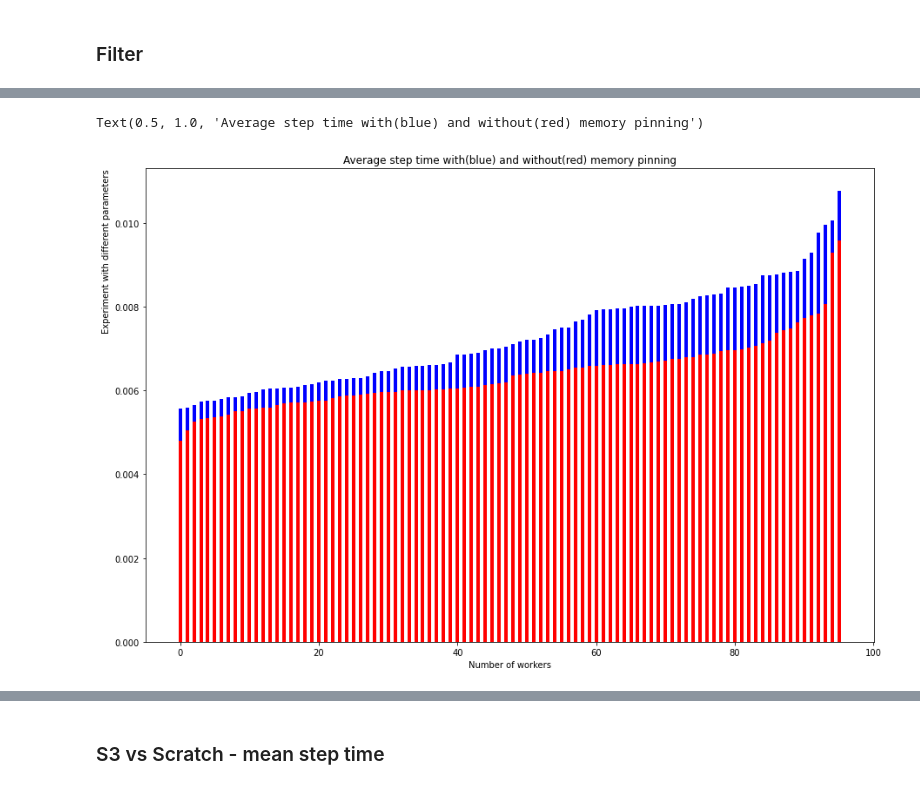
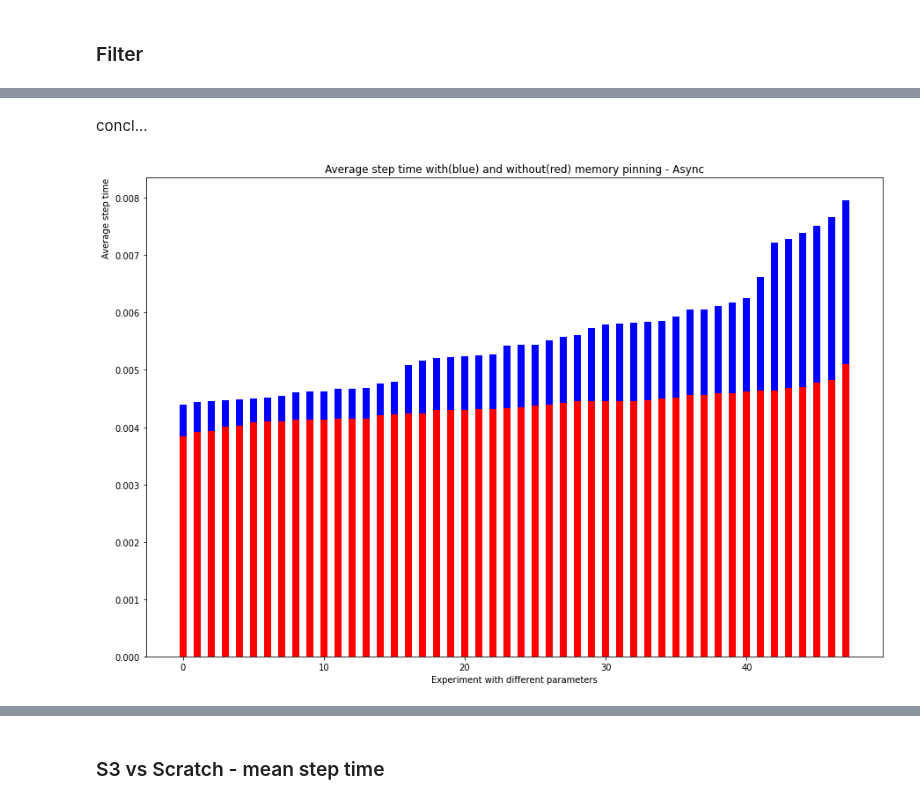
Before and after one commit to iarai/concurrent-dataloader, a Jupyter notebook: src/analysis/AnalysisDataloaderE2E.ipynb, the cells around one changed output, grey strips where cells are left out. Drawn from its saved outputs; the diff is of its cells as text; code cells hidden in the pictures.

```diff
--- a/src/analysis/AnalysisDataloaderE2E.ipynb
+++ b/src/analysis/AnalysisDataloaderE2E.ipynb
@@ -127,10 +121,0 @@ data_async.sort_values(["mean"], ascending=True)
-# %%
-fig, ax = plt.subplots(figsize=(15, 10))
-data = data_async[data_async["pin_memory"]==1].sort_values(["mean"], ascending=True)
-ax.bar(x=range(len(data)), height=data["mean"], width=0.5, color="blue")
-data = data_async[data_async["pin_memory"]==0].sort_values(["mean"], ascending=True)
-ax.bar(x=range(len(data)), height=data["mean"], width=0.5, color="red")
-
-ax.set_xlabel("Number of workers", loc="center")
-ax.set_ylabel("Experiment with different parameters", loc="top")
-ax.set_title(f"Average step time with(blue) and without(red) memory pinning", loc='center')
@@ -233,0 +319,2 @@ data_scratch_async = filter_data(df_dataloader_scratch_full)
+# %%
+df_dataloader_scratch_full = extract_pandas(output_base_folder, folder_filter="latest/e2e/*benchmark_e2e_scratch*")
@@ -234,3 +372,8 @@ data_scratch_async = filter_data(df_dataloader_scratch_full)
+# %%
+data_scratch_async = filter_data(df_dataloader_scratch_async)
+data_scratch_threaded = filter_data(df_dataloader_scratch_threaded)
+del df_dataloader_scratch_async
+del df_dataloader_scratch_threaded
 # %%
 data_scratch_async.sort_values(["mean"], ascending=True)
 # %% [output]
@@ -250,20 +409,15 @@ data_scratch_async.sort_values(["mean"], ascending=True)
+# %% [markdown]
+concl...
 # %%
-# fig, ax = plt.subplots(figsize=(15, 10))
-# param_unique = np.unique(data_scratch_async["pin_memory"].to_numpy())
-# colors = sns.color_palette(None, len(param_unique))
-# for i, param in enumerate(param_unique[::-1]):
-#     data = data_scratch_async[data_scratch_async["pin_memory"]==param].sort_values(["mean"], ascending=True)
-#     ax.bar(x=range(len(data)), height=data["mean"], width=0.5, color=colors[i])
-
 fig, ax = plt.subplots(figsize=(15, 10))
-data = data_scratch_async[data_async["pin_memory"]==1].sort_values(["mean"], ascending=True)
+data = data_scratch_async[data_scratch_async["pin_memory"]==1].sort_values(["mean"], ascending=True)
 ax.bar(x=range(len(data)), height=data["mean"], width=0.5, color="blue")
-data = data_scratch_async[data_async["pin_memory"]==0].sort_values(["mean"], ascending=True)
+data = data_scratch_async[data_scratch_async["pin_memory"]==0].sort_values(["mean"], ascending=True)
 ax.bar(x=range(len(data)), height=data["mean"], width=0.5, color="red")
 
-ax.set_xlabel("Number of workers", loc="center")
-ax.set_ylabel("Experiment with different parameters", loc="top")
-ax.set_title(f"Average step time with(blue) and without(red) memory pinning", loc='center')
+ax.set_xlabel("Experiment with different parameters", loc="center")
+ax.set_ylabel("Average step time", loc="top")
+ax.set_title(f"Average step time with(blue) and without(red) memory pinning - Async", loc='center')
+del data
 # %% [output]
-Text(0.5, 1.0, 'Average step time with(blue) and without(red) memory pinning')
-[figure, old version]
+[figure, new version]
```
Also changed, not shown: parts of 77 cells of this notebook.
